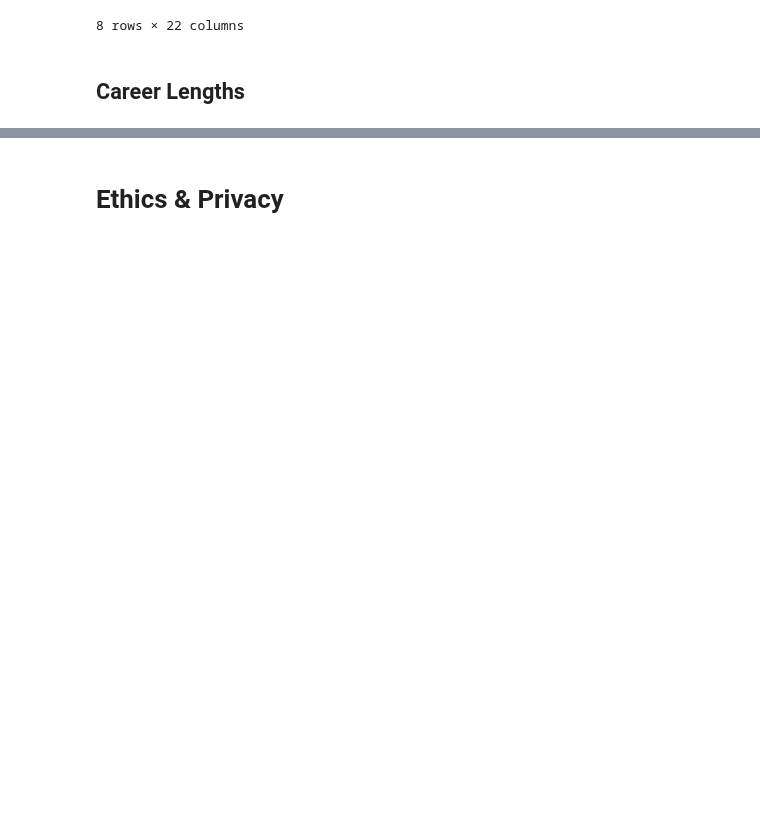
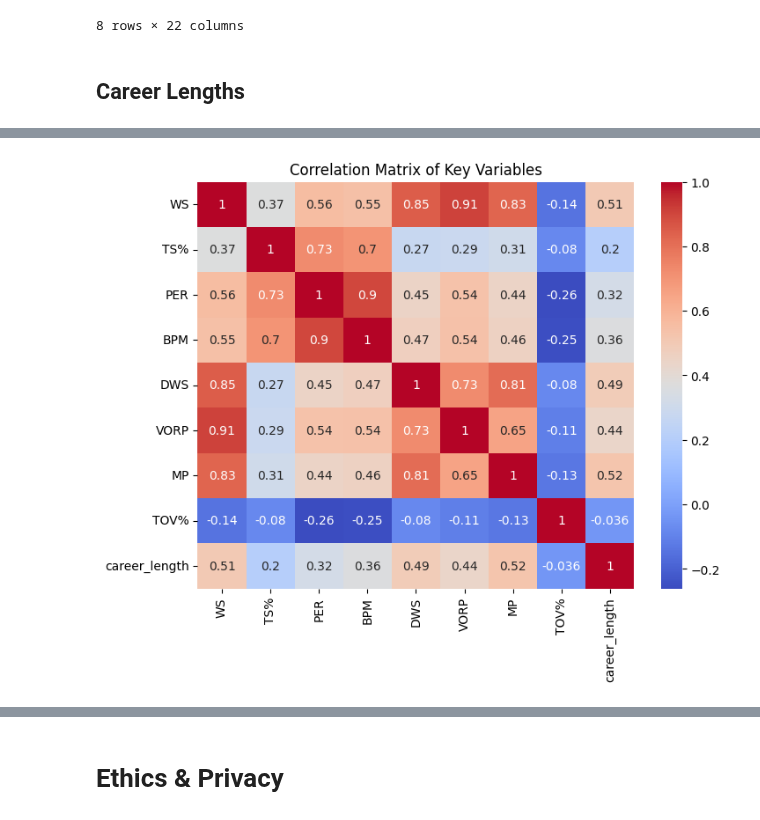
Before and after one commit to rikcy0/NBA-Career-Arc-Predicting-Longevity-Through-Performance-Metrics, a Jupyter notebook: FinalProject_Group117_WI25.ipynb, the cells around one changed output, grey strips where cells are left out. Drawn from its saved outputs; the diff is of its cells as text; code cells hidden in the pictures; blank space fills up the shorter version.

```diff
--- a/FinalProject_Group117_WI25.ipynb
+++ b/FinalProject_Group117_WI25.ipynb
@@ -208,0 +404,10 @@ Some more words and stuff.  Remember notebooks work best if you interleave the c
+# %%
+variables_of_interest = ['WS', 'TS%', 'PER', 'BPM', 'DWS', 'VORP', 'MP', 'TOV%', 'career_length']
+
+corr_matrix = df[variables_of_interest].corr()
+plt.figure(figsize=(8, 6))
+sns.heatmap(corr_matrix, annot=True, cmap='coolwarm')
+plt.title("Correlation Matrix of Key Variables")
+plt.show()
+# %% [output]
+[figure, added]
```
Also changed, not shown: parts of 46 cells of this notebook, 1 other file.
